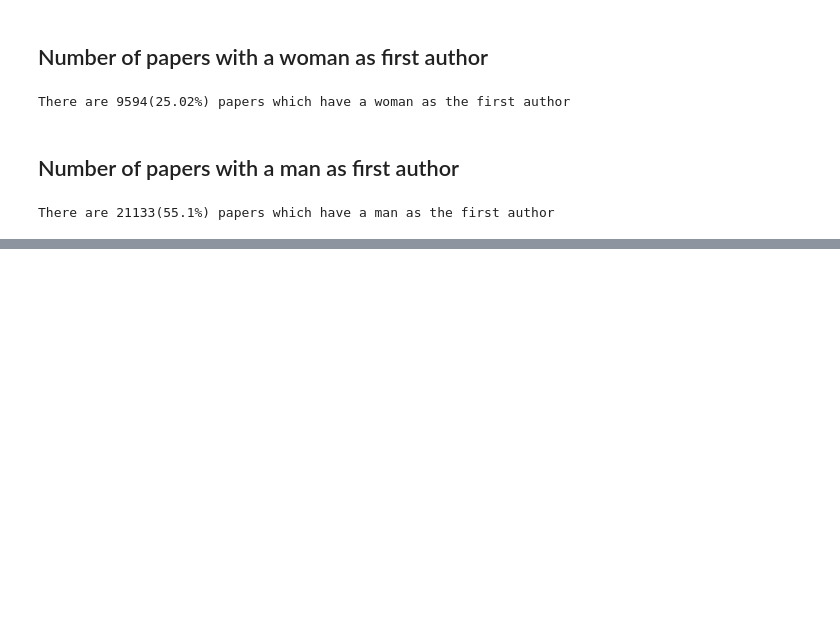
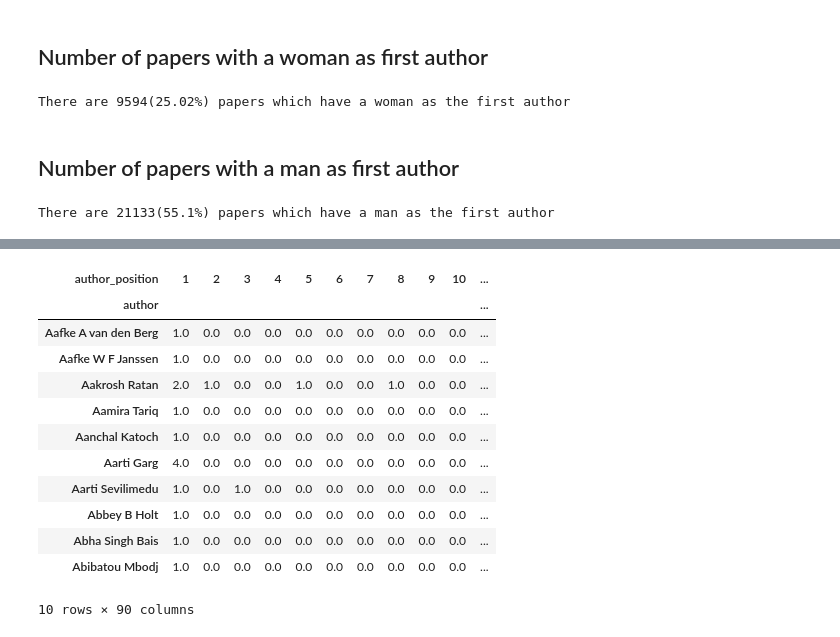
Before and after one commit to social-link-analytics-group-bsc/gender_bioinfo, a Jupyter notebook: analysis/gender_bias_analysis.ipynb, the cells around one changed output, grey strips where cells are left out. Drawn from its saved outputs; the diff is of its cells as text; code cells hidden in the pictures; blank space fills up the shorter version.

```diff
--- a/analysis/gender_bias_analysis.ipynb
+++ b/analysis/gender_bias_analysis.ipynb
@@ -531,0 +561,15 @@ There are 21133(55.1%) papers which have a man as the first author
+# %%
+# filter out male authors
+female_authors = papers_authors[papers_authors['author_gender']=='female']
+# drop unneccesary columns
+female_authors = female_authors.drop(['id', 'title', 'doi', 'year', 'category', 'author_gender'], axis=1)
+# group rows authors by author
+female_authors_grouped_by_position = female_authors.groupby(['author','author_position'], as_index=False)
+# compute frequency of positions
+agg_fa_grouped_df = female_authors_grouped_by_position[['author_position']].\
+    agg({'author_position': {'count_position': 'count'}})
+# pivot table
+female_authors_pos = agg_fa_grouped_df.pivot(columns='author_position', values='count_position', index='author')
+# fill na values with zero
+female_authors_pos = female_authors_pos.fillna(0)
+female_authors_pos.head()
@@ -531,0 +585,18 @@ There are 21133(55.1%) papers which have a man as the first author
+# %%
+female_authors_pos['freq_pos'] = female_authors_pos.idxmax(axis=1)  #.value_counts()[:10]
+# %%
+female_authors_pos[female_authors_pos['freq_pos']==1].head(10)
+# %% [output]
+| author_position | 1 | 2 | 3 | 4 | 5 | 6 | 7 | 8 | 9 | 10 | ... |
+| author |  |  |  |  |  |  |  |  |  |  | ... |
+| Aafke A van den Berg | 1.0 | 0.0 | 0.0 | 0.0 | 0.0 | 0.0 | 0.0 | 0.0 | 0.0 | 0.0 | ... |
+| Aafke W F Janssen | 1.0 | 0.0 | 0.0 | 0.0 | 0.0 | 0.0 | 0.0 | 0.0 | 0.0 | 0.0 | ... |
+| Aakrosh Ratan | 2.0 | 1.0 | 0.0 | 0.0 | 1.0 | 0.0 | 0.0 | 1.0 | 0.0 | 0.0 | ... |
+| Aamira Tariq | 1.0 | 0.0 | 0.0 | 0.0 | 0.0 | 0.0 | 0.0 | 0.0 | 0.0 | 0.0 | ... |
+| Aanchal Katoch | 1.0 | 0.0 | 0.0 | 0.0 | 0.0 | 0.0 | 0.0 | 0.0 | 0.0 | 0.0 | ... |
+| Aarti Garg | 4.0 | 0.0 | 0.0 | 0.0 | 0.0 | 0.0 | 0.0 | 0.0 | 0.0 | 0.0 | ... |
+| Aarti Sevilimedu | 1.0 | 0.0 | 1.0 | 0.0 | 0.0 | 0.0 | 0.0 | 0.0 | 0.0 | 0.0 | ... |
+| Abbey B Holt | 1.0 | 0.0 | 0.0 | 0.0 | 0.0 | 0.0 | 0.0 | 0.0 | 0.0 | 0.0 | ... |
+| Abha Singh Bais | 1.0 | 0.0 | 0.0 | 0.0 | 0.0 | 0.0 | 0.0 | 0.0 | 0.0 | 0.0 | ... |
+| Abibatou Mbodj | 1.0 | 0.0 | 0.0 | 0.0 | 0.0 | 0.0 | 0.0 | 0.0 | 0.0 | 0.0 | ... |
+10 rows × 90 columns
```
Also changed, not shown: parts of 18 cells of this notebook.
